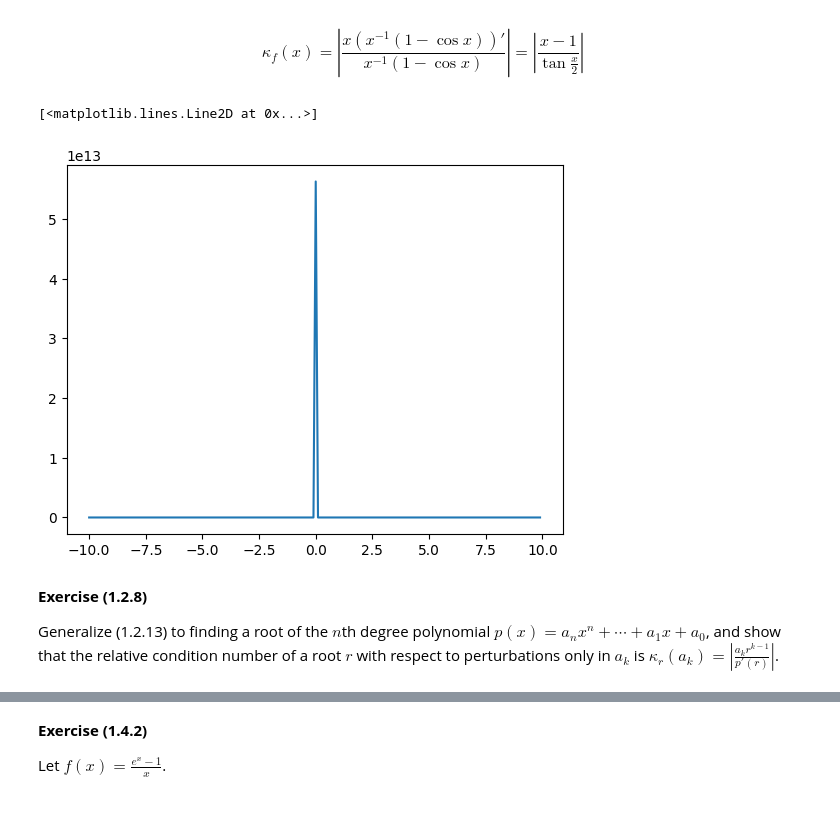
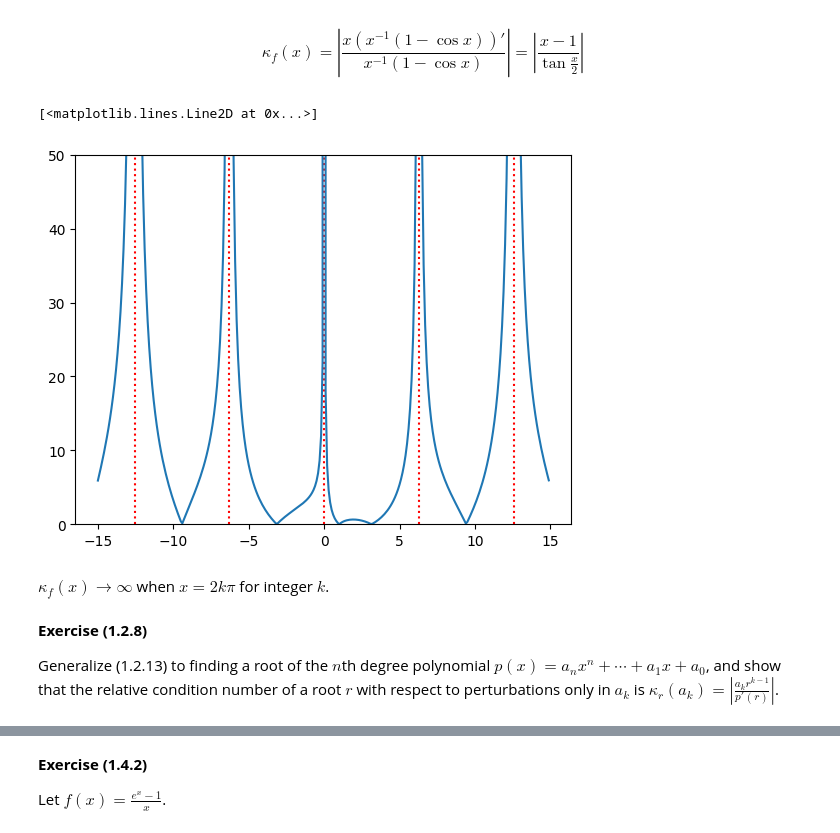
Before and after one commit to RogerCronin/math426, a Jupyter notebook: hw1.ipynb, the cells around one changed output, grey strips where cells are left out. Cells and saved outputs as stored; diff of their text form; code cells hidden in the pictures.

```diff
--- a/hw1.ipynb
+++ b/hw1.ipynb
@@ -141,13 +141,17 @@ $$\kappa_f(x)=|\frac{x(x^{-1}(1-\cos x))'}{x^{-1}(1 - \cos x)}|=|\frac{x-1}{\tan
 # %%
 import numpy as np
 import matplotlib.pyplot as plt
 
-x_axis = np.arange(-10, 10, 0.1)
+x_axis = np.arange(-15, 15, 0.1)
+plt.ylim(0, 50)
+plt.vlines([c * 2 * np.pi for c in range(-2, 2 + 1)], 0, 50, "r", ":")
 plt.plot(x_axis, [abs((x - 1) / np.tan(x / 2)) for x in x_axis])
 # %% [output]
 [<matplotlib.lines.Line2D at 0x...>]
-[figure, old version]
+[figure, new version]
+# %% [markdown]
+$\kappa_f(x)\to\infty$ when $x=2k\pi$ for integer $k$.
 # %% [markdown]
 **Exercise (1.2.8)**
 
-Generalize (1.2.13) to finding a root of the $n$th degree polynomial $p(x)=a_nx^n+\cdots+a_1x+a_0$, and show that the relative condition number of a root $r$ with respect to perturbations only in $a_k$ is $\kappa_r(a_k)=|\frac{a_kr^{k-1}}{p'(r)}|$.
+Generalize (1.2.13) to finding a root of the $n$&ZeroWidthSpace;th degree polynomial $p(x)=a_nx^n+\cdots+a_1x+a_0$, and show that the relative condition number of a root $r$ with respect to perturbations only in $a_k$ is $\kappa_r(a_k)=|\frac{a_kr^{k-1}}{p'(r)}|$.
```
Also changed, not shown: parts of 1 cell of this notebook, 1 other file.
